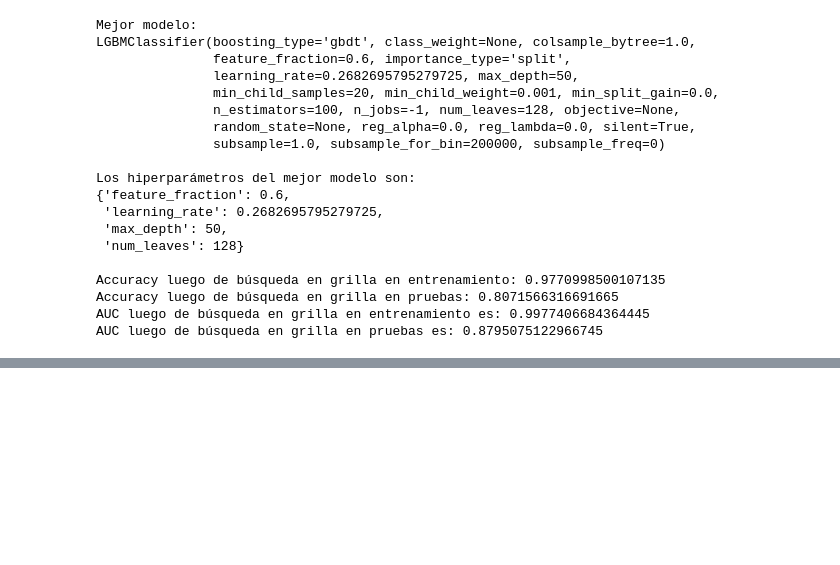
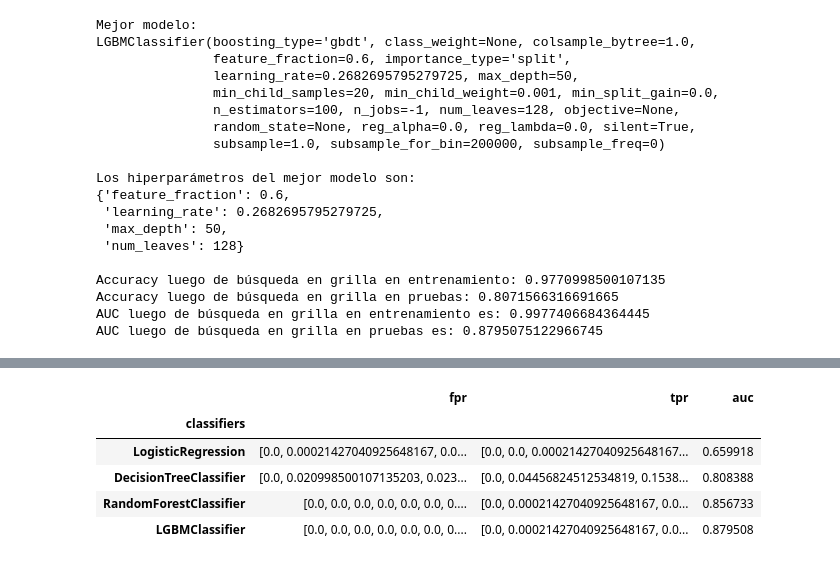
Before and after one commit to PUCP-DA2020-ML/Default-CreditCard, a Jupyter notebook: ProyML_Clasificacion_DefaultCreditCard.ipynb, the cells around one changed output, grey strips where cells are left out. Saved outputs shown, nothing was run; the diff lists cells and outputs as text; code cells hidden in the pictures; blank space fills up the shorter version.

```diff
--- a/ProyML_Clasificacion_DefaultCreditCard.ipynb
+++ b/ProyML_Clasificacion_DefaultCreditCard.ipynb
@@ -1919,0 +2000,10 @@ AUC luego de búsqueda en grilla en pruebas es: 0.8795075122966745
+# %%
+result_table.set_index('classifiers', inplace=True)
+result_table
+# %% [output]
+|  | fpr | tpr | auc |
+| classifiers |  |  |  |
+| LogisticRegression | [0.0, 0.00021427040925648167, 0.0... | [0.0, 0.0, 0.00021427040925648167... | 0.659918 |
+| DecisionTreeClassifier | [0.0, 0.020998500107135203, 0.023... | [0.0, 0.04456824512534819, 0.1538... | 0.808388 |
+| RandomForestClassifier | [0.0, 0.0, 0.0, 0.0, 0.0, 0.0, 0.... | [0.0, 0.00021427040925648167, 0.0... | 0.856733 |
+| LGBMClassifier | [0.0, 0.0, 0.0, 0.0, 0.0, 0.0, 0.... | [0.0, 0.00021427040925648167, 0.0... | 0.879508 |
```
Also changed, not shown: parts of 12 cells of this notebook.
